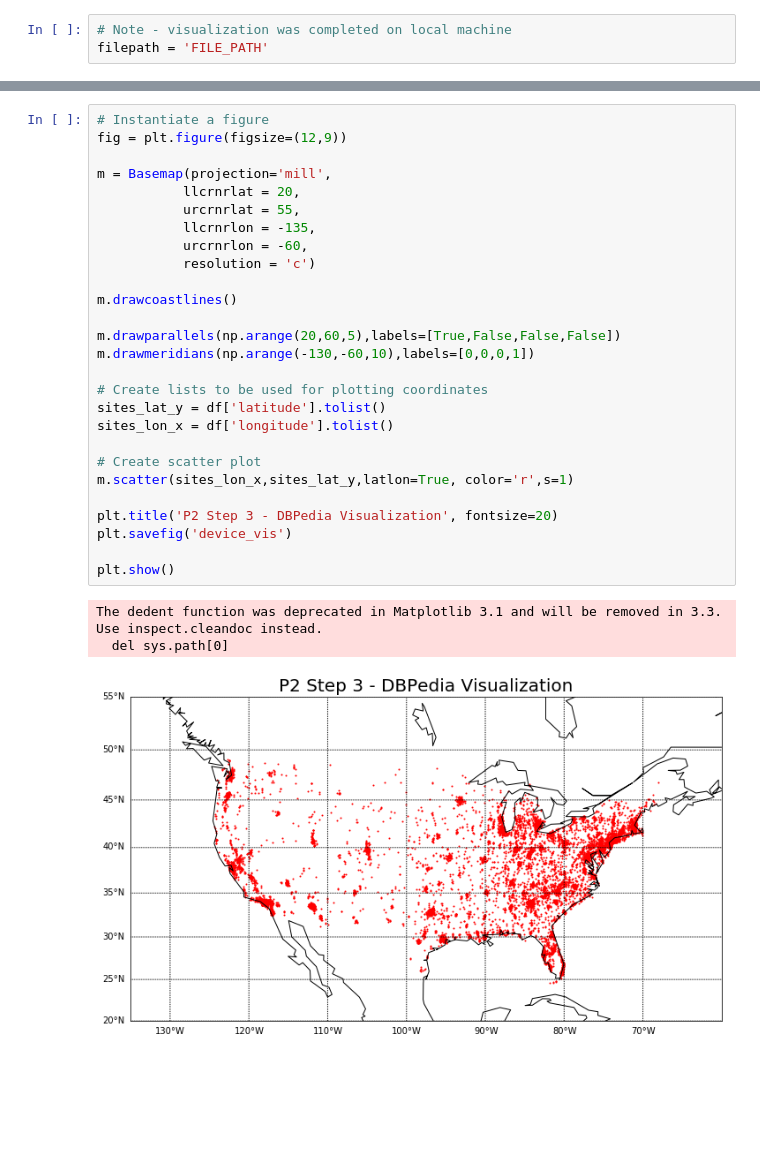
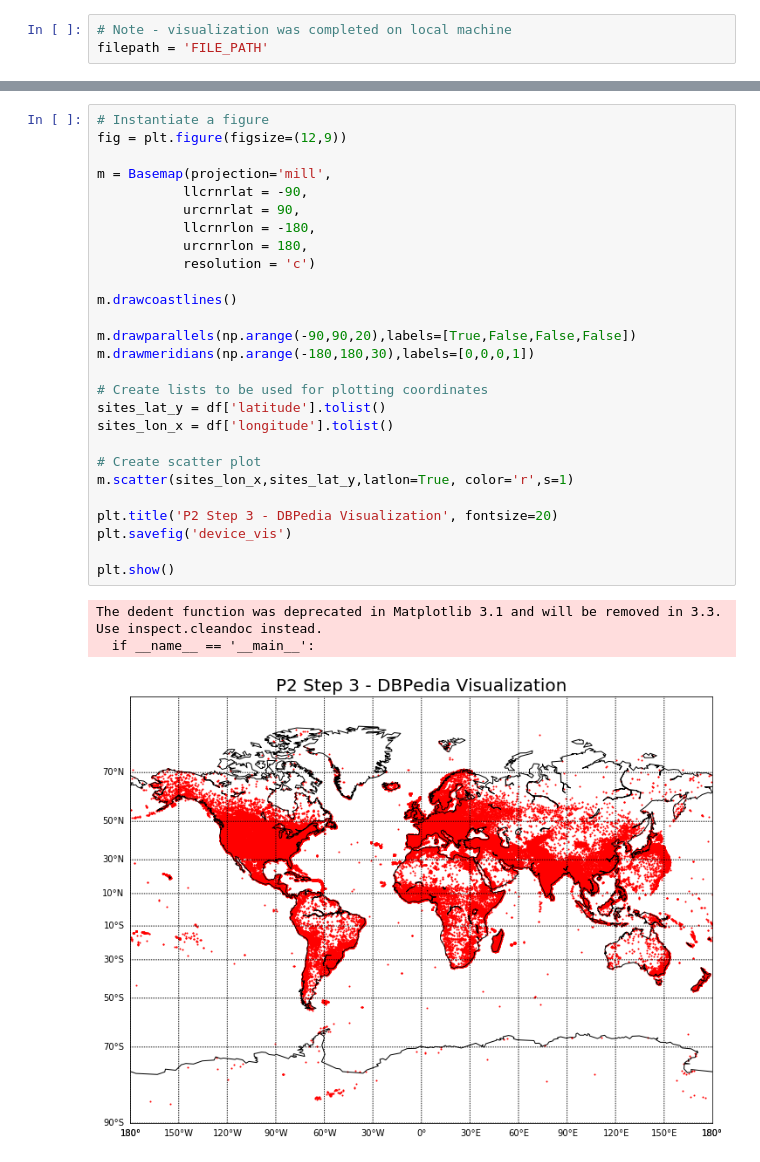
Before and after one commit to aambrose-unh/dsci6007_kmeans, a Jupyter notebook: data_prep/DBPedia_Visualization.ipynb, the cells around one changed output, grey strips where cells are left out. Cells and saved outputs as stored; diff of their text form; blank space fills up the shorter version.

Commit message:
Revised plot to show full world
Was: only showing USA

```diff
--- a/data_prep/DBPedia_Visualization.ipynb
+++ b/data_prep/DBPedia_Visualization.ipynb
@@ -25,31 +25,31 @@ df.head()
 # %%
 # Instantiate a figure
 fig = plt.figure(figsize=(12,9))
 
 m = Basemap(projection='mill',
-           llcrnrlat = 20,
-           urcrnrlat = 55,
-           llcrnrlon = -135,
-           urcrnrlon = -60,
+           llcrnrlat = -90,
+           urcrnrlat = 90,
+           llcrnrlon = -180,
+           urcrnrlon = 180,
            resolution = 'c')
 
 m.drawcoastlines()
 
-m.drawparallels(np.arange(20,60,5),labels=[True,False,False,False])
-m.drawmeridians(np.arange(-130,-60,10),labels=[0,0,0,1])
+m.drawparallels(np.arange(-90,90,20),labels=[True,False,False,False])
+m.drawmeridians(np.arange(-180,180,30),labels=[0,0,0,1])
 
 # Create lists to be used for plotting coordinates
 sites_lat_y = df['latitude'].tolist()
 sites_lon_x = df['longitude'].tolist()
 
 # Create scatter plot
 m.scatter(sites_lon_x,sites_lat_y,latlon=True, color='r',s=1)
 
 plt.title('P2 Step 3 - DBPedia Visualization', fontsize=20)
 plt.savefig('device_vis')
 
 plt.show()
 # %% [output]
 The dedent function was deprecated in Matplotlib 3.1 and will be removed in 3.3. Use inspect.cleandoc instead.
-  del sys.path[0]
+  if __name__ == '__main__':
-[figure, old version]
+[figure, new version]
```
Also changed, not shown: parts of 1 cell of this notebook.
